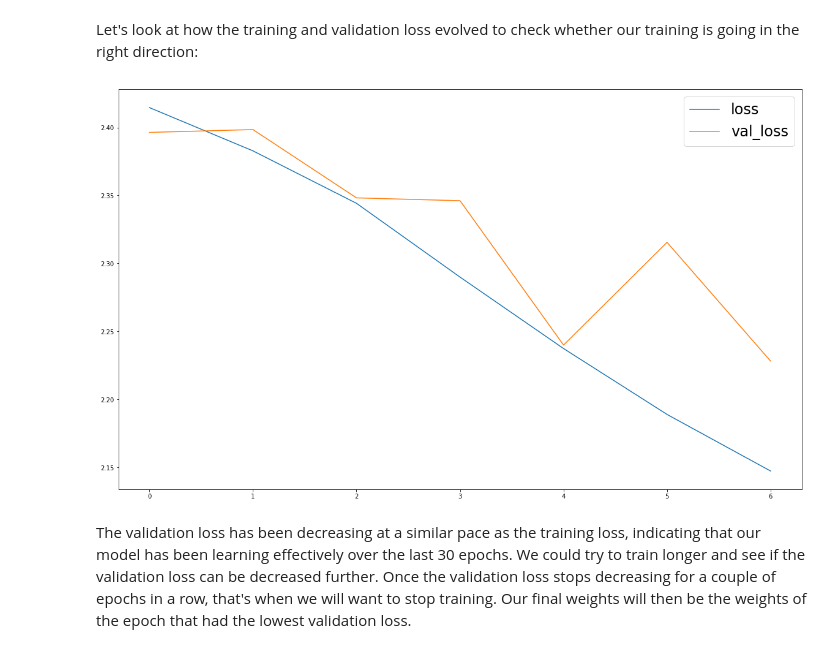
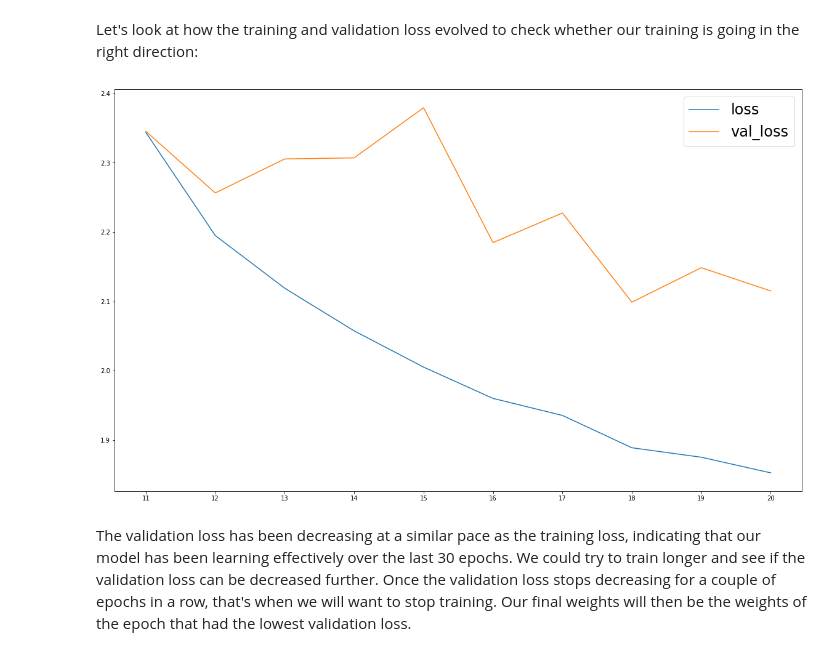
Before and after one commit to Kalinga/ML, a Jupyter notebook: ssd_keras_caltech/ssd7_training.ipynb, the cells around one changed output. Cells and saved outputs as stored; diff of their text form; code cells hidden in the pictures.

```diff
--- a/ssd_keras_caltech/ssd7_training.ipynb
+++ b/ssd_keras_caltech/ssd7_training.ipynb
@@ -121,7 +122,7 @@ model = build_model(image_size=(img_height, img_width, img_channels),
 
 # 2: Optional: Load some weights
 
-#model.load_weights('./ssd7_epoch-10_loss-2.7454_val_loss-3.0054.h5', by_name=True)
+model.load_weights('./conf0_ssd7_epoch-10_loss-2.1519_val_loss-2.2538.h5', by_name=True)
 # 3: Instantiate an Adam optimizer and the SSD loss function (moved out!) and compile the model
 
 adam = Adam(lr=0.001, beta_1=0.9, beta_2=0.999, epsilon=1e-08, decay=5e-04)
@@ -303,7 +304,7 @@ I'll set a few Keras callbacks below, one for early stopping, one to reduce the
 # Define model callbacks.
 
 # TODO: Set the filepath under which you want to save the weights.
-model_checkpoint = ModelCheckpoint(filepath='ssd7_epoch-{epoch:02d}_loss-{loss:.4f}_val_loss-{val_loss:.4f}.h5',
+model_checkpoint = ModelCheckpoint(filepath='conf0_ssd7_epoch-{epoch:02d}_loss-{loss:.4f}_val_loss-{val_loss:.4f}.h5',
                                    monitor='val_loss',
                                    verbose=1,
                                    save_best_only=True,
@@ -347,8 +348,8 @@ In order to only run a partial training and resume smoothly later on, there are
 retrain = True
 if retrain:
     print("Re trianing!")
-    initial_epoch   = 0
-    final_epoch     = 10
+    initial_epoch   = 10
+    final_epoch     = 20
     steps_per_epoch = ceil(train_dataset_size/batch_size) - 1
     #steps_per_epoch = 1000
     print(steps_per_epoch)
@@ -373,15 +387,20 @@ Epoch 1/10
 Let's look at how the training and validation loss evolved to check whether our training is going in the right direction:
 # %%
 if retrain:
+    x = [i for i in range(initial_epoch + 1, final_epoch + 1)]
+    xi = [i for i in range(initial_epoch + 1, final_epoch + 1)]
+
     plt.figure(figsize=(20,12))
-    plt.plot(history.history['loss'], label='loss')
-    plt.plot(history.history['val_loss'], label='val_loss')
+    plt.plot(xi, history.history['loss'], label='loss')
+    plt.plot(xi, history.history['val_loss'], label='val_loss')
+    plt.xticks(xi, x)
+
     plt.legend(loc='upper right', prop={'size': 24});
-    plt.savefig("loss-val_loss_one_class_0_10epochs.png")
+    plt.savefig("loss-val_loss_10_20epochs.png")
 
     plt.show()
 # %% [output]
-[figure, old version]
+[figure, new version]
 # %% [markdown]
 The validation loss has been decreasing at a similar pace as the training loss, indicating that our model has been learning effectively over the last 30 epochs. We could try to train longer and see if the validation loss can be decreased further. Once the validation loss stops decreasing for a couple of epochs in a row, that's when we will want to stop training. Our final weights will then be the weights of the epoch that had the lowest validation loss.
 # %% [markdown]
```
Also changed, not shown: parts of 8 cells of this notebook, 4 other files.
